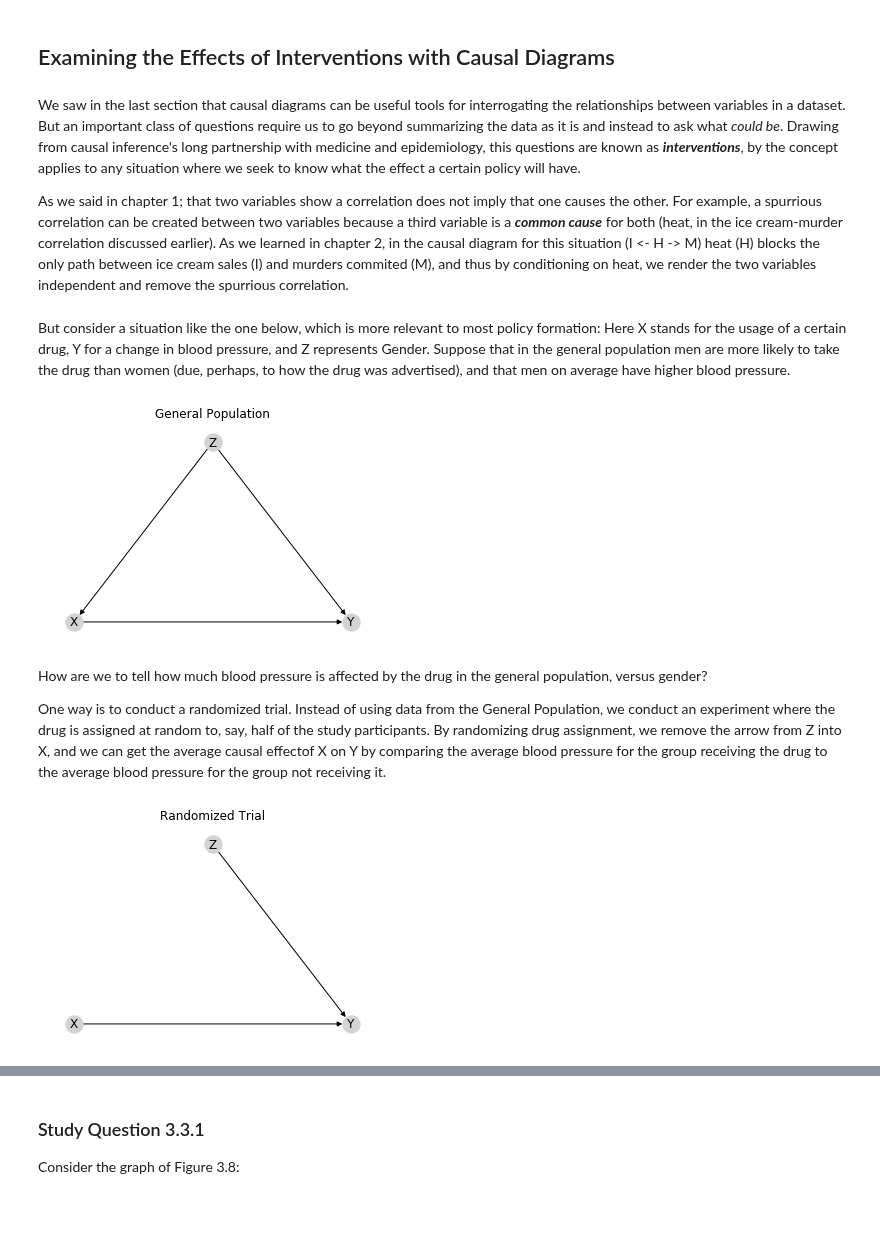
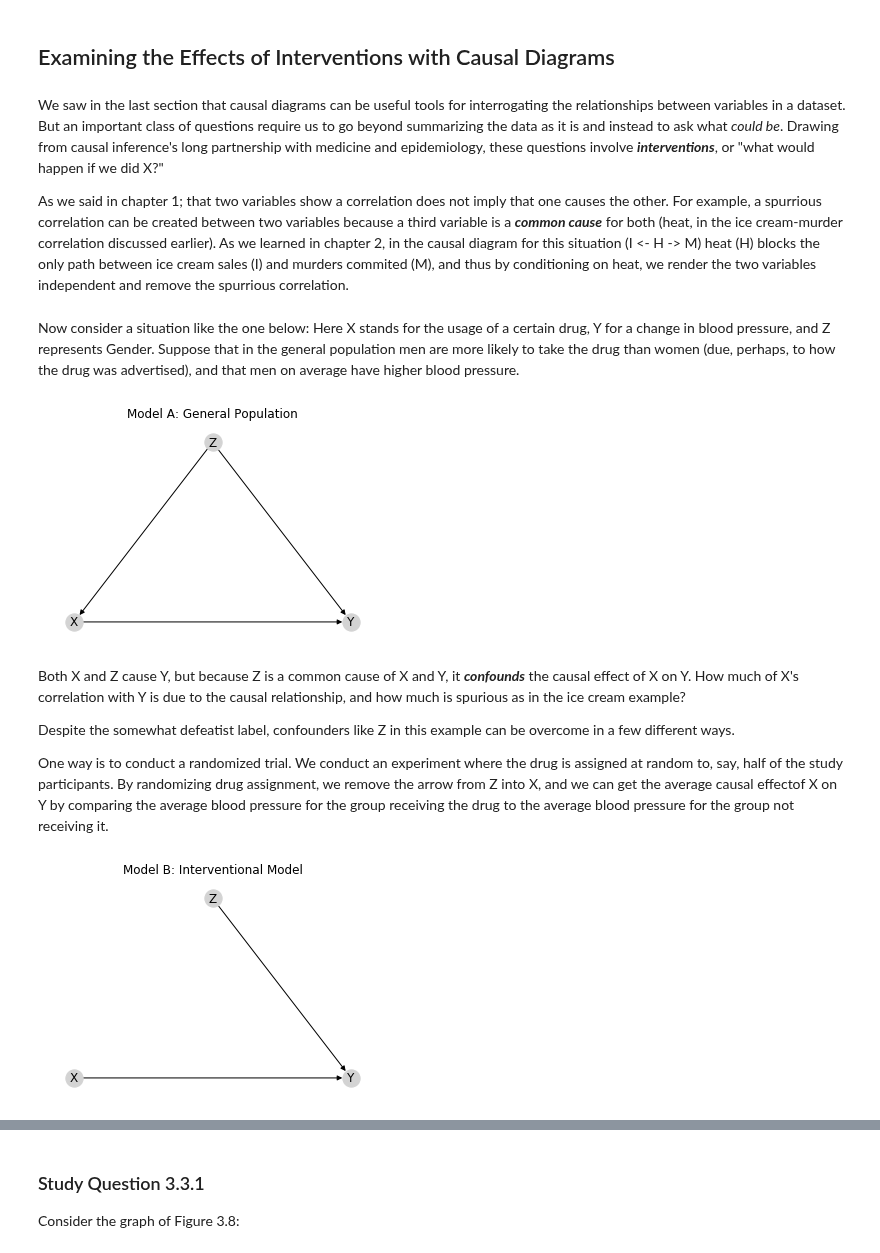
Before and after one commit to BrennanBarker/oyster, a Jupyter notebook: walkthrough/3_interventions.ipynb, the cells around one changed output, grey strips where cells are left out. Drawn from its saved outputs; the diff is of its cells as text; code cells hidden in the pictures; blank space fills up the shorter version.

```diff
--- a/walkthrough/3_interventions.ipynb
+++ b/walkthrough/3_interventions.ipynb
@@ -3,25 +3,27 @@ import oyster as oy
 # %% [markdown]
 ## Examining the Effects of Interventions with Causal Diagrams<a id="interventions"></a>
 # %% [markdown]
-We saw in the last section that causal diagrams can be useful tools for interrogating the relationships between variables in a dataset.  But an important class of questions require us to go beyond summarizing the data as it is and instead to ask what *could be*.  Drawing from causal inference's long partnership with medicine and epidemiology, this questions are known as ***interventions***, by the concept applies to any situation where we seek to know what the effect a certain policy will have.
+We saw in the last section that causal diagrams can be useful tools for interrogating the relationships between variables in a dataset.  But an important class of questions require us to go beyond summarizing the data as it is and instead to ask what *could be*.  Drawing from causal inference's long partnership with medicine and epidemiology, these questions involve ***interventions***, or "what would happen if we did X?"
 
 As we said in chapter 1; that two variables show a correlation does not imply that one causes the other.  For example, a spurrious correlation can be created between two variables because a third variable is a ***common cause*** for both (heat, in the ice cream-murder correlation discussed earlier).  As we learned in chapter 2, in the causal diagram for this situation (I <- H -> M) heat (H) blocks the only path between ice cream sales (I) and murders commited (M), and thus by conditioning on heat, we render the two variables independent and remove the spurrious correlation.
 # %% [markdown]
-But consider a situation like the one below, which is more relevant to most policy formation:  Here X stands for the usage of a certain drug, Y for a change in blood pressure, and Z represents Gender.  Suppose that in the general population men are more likely to take the drug than women (due, perhaps, to how the drug was advertised), and that men on average have higher blood pressure.
+Now consider a situation like the one below:  Here X stands for the usage of a certain drug, Y for a change in blood pressure, and Z represents Gender.  Suppose that in the general population men are more likely to take the drug than women (due, perhaps, to how the drug was advertised), and that men on average have higher blood pressure.
 # %%
 example = oy.CausalDiagram([('X', 'Y'), ('Z', 'X'), ('Z', 'Y')])
 ex_pos = {'X': (0,0), 'Y':(2,0), 'Z':(1,1)}
-oy.draw(example, pos=ex_pos, title='General Population')
+oy.draw(example, pos=ex_pos, title='Model A: General Population')
 # %% [output]
-[figure, old version]
+[figure, new version]
 # %% [markdown]
-How are we to tell how much blood pressure is affected by the drug in the general population, versus gender?
+Both X and Z cause Y, but because Z is a common cause of X and Y, it ***confounds*** the causal effect of X on Y.  How much of X's correlation with Y is due to the causal relationship, and how much is spurious as in the ice cream example?
 
-One way is to conduct a randomized trial.  Instead of using data from the General Population, we conduct an experiment where the drug is assigned at random to, say, half of the study participants.  By randomizing drug assignment, we remove the arrow from Z into X, and we can get the average causal effectof X on Y by comparing the average blood pressure for the group receiving the drug to the average blood pressure for the group not receiving it.
+Despite the somewhat defeatist label, confounders like Z in this example can be overcome in a few different ways.
+
+One way is to conduct a randomized trial.  We conduct an experiment where the drug is assigned at random to, say, half of the study participants.  By randomizing drug assignment, we remove the arrow from Z into X, and we can get the average causal effectof X on Y by comparing the average blood pressure for the group receiving the drug to the average blood pressure for the group not receiving it.
 # %%
-oy.draw(oy.edges_removed(example, [('Z', 'X')]), pos=ex_pos, title='Randomized Trial')
+oy.draw(oy.edges_removed(example, [('Z', 'X')]), pos=ex_pos, title='Model B: Interventional Model')
 # %% [output]
-[figure, old version]
+[figure, new version]
 # %% [markdown]
 This is all well and good, but getting there involved creating an entirely new dataset, one where we randomly assigned the treatment.  In many cases, either cost or ethical considerations might prevent us from  running such an experiment.
 
```
Also changed, not shown: parts of 6 cells of this notebook, 1 other file.
